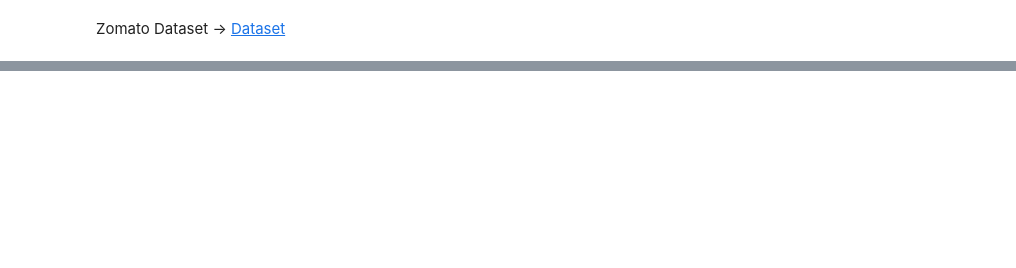
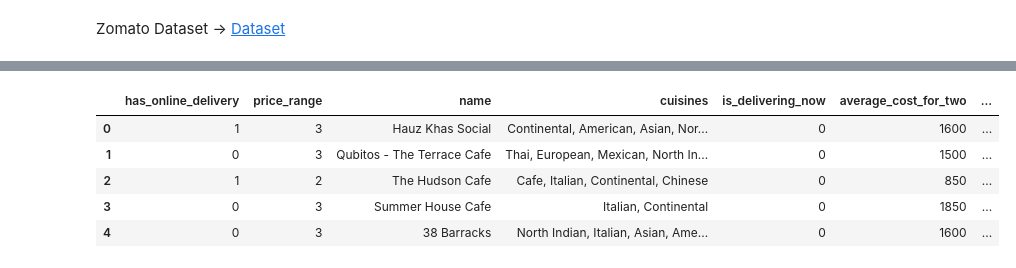
Before and after one commit to surendarmanoj/data-science, a Jupyter notebook: Exploratory_Data_Analysis_Zomato_Dataset.ipynb, the cells around one changed output, grey strips where cells are left out. Saved outputs shown, nothing was run; the diff lists cells and outputs as text; code cells hidden in the pictures; blank space fills up the shorter version.

```diff
--- a/Exploratory_Data_Analysis_Zomato_Dataset.ipynb
+++ b/Exploratory_Data_Analysis_Zomato_Dataset.ipynb
@@ -73,0 +122,10 @@ data[0].get("restaurants")[0].get("restaurant").get("photos_url")
+# %%
+df2 = df1[['has_online_delivery', 'price_range',
+       'name', 'cuisines', 'is_delivering_now',
+       'average_cost_for_two', 'switch_to_order_menu', 'offers',
+       'has_table_booking','zomato_events', 'currency', 'establishment_types',
+       'user_rating.rating_text',
+       'user_rating.votes', 'user_rating.aggregate_rating','location.address', 'location.city',
+       'location.country_id', 'location.locality_verbose']]
+
+df2.info()
@@ -73,0 +194,3 @@ data[0].get("restaurants")[0].get("restaurant").get("photos_url")
+# %%
+df2 = df2.dropna(subset=['cuisines'])
+df2.reset_index(drop=True, inplace=True)
@@ -73,0 +202,3 @@ data[0].get("restaurants")[0].get("restaurant").get("photos_url")
+# %%
+df2 = df2.dropna(subset=['currency'])
+df2.reset_index(drop=True, inplace=True)
@@ -73,0 +210,2 @@ data[0].get("restaurants")[0].get("restaurant").get("photos_url")
+# %%
+df2['zomato_events'] = df2['zomato_events'].notnull().astype(int)
@@ -73,0 +232,9 @@ data[0].get("restaurants")[0].get("restaurant").get("photos_url")
+# %%
+df2.head()
+# %% [output]
+|  | has_online_delivery | price_range | name | cuisines | is_delivering_now | average_cost_for_two | ... |
+| 0 | 1 | 3 | Hauz Khas Social | Continental, American, Asian, Nor... | 0 | 1600 | ... |
+| 1 | 0 | 3 | Qubitos - The Terrace Cafe | Thai, European, Mexican, North In... | 0 | 1500 | ... |
+| 2 | 1 | 2 | The Hudson Cafe | Cafe, Italian, Continental, Chinese | 0 | 850 | ... |
+| 3 | 0 | 3 | Summer House Cafe | Italian, Continental | 0 | 1850 | ... |
+| 4 | 0 | 3 | 38 Barracks | North Indian, Italian, Asian, Ame... | 0 | 1600 | ... |
```
Also changed, not shown: parts of 19 cells of this notebook.
